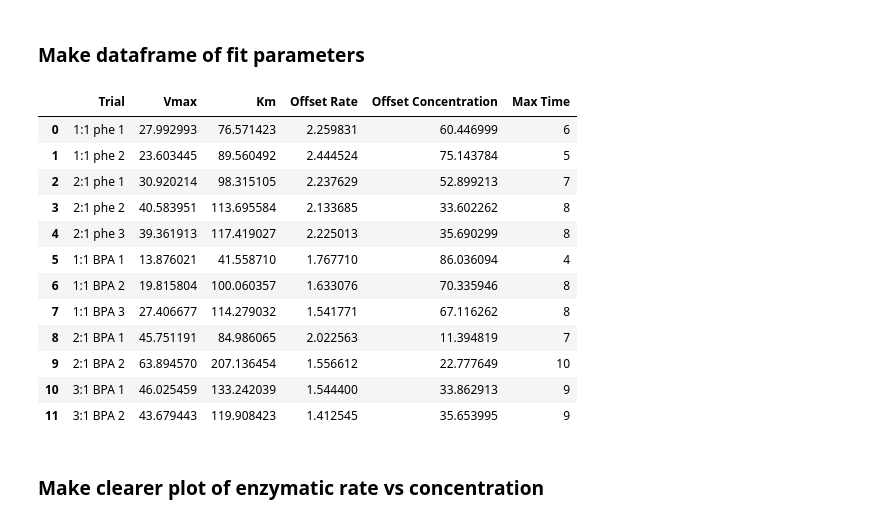
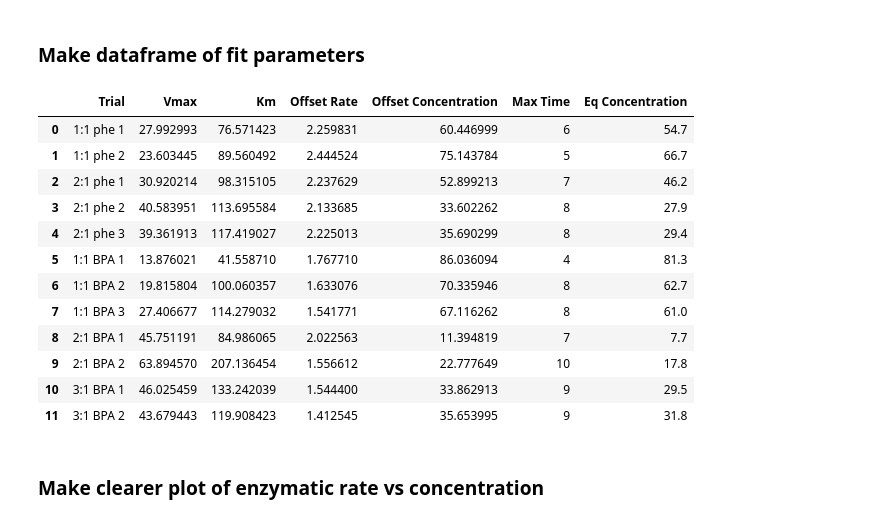
Before and after one commit to UH-MBBE/hrp_modelling, a Jupyter notebook: notebooks/A_mm_fitting.ipynb, the cells around one changed output. Cells and saved outputs as stored; diff of their text form; code cells hidden in the pictures.

```diff
--- a/notebooks/A_mm_fitting.ipynb
+++ b/notebooks/A_mm_fitting.ipynb
@@ -166,49 +166,49 @@ plot_rates_vs_conc(smoothed_df, rates_df, compound='BPA', cutoff=BPA_cutoff)
 # Trials to get parameters
 trials_to_get_params = [
     '1:1 phe 1',
     '1:1 phe 2',
     '2:1 phe 1',
     '2:1 phe 2',
     '2:1 phe 3',
     '1:1 BPA 1',
     '1:1 BPA 2',
     '1:1 BPA 3',
     '2:1 BPA 1',
     '2:1 BPA 2',
     '3:1 BPA 1',
     '3:1 BPA 2',
 ]
 
 # Create an empty list to store the results
 results = []
 
 # Loop through trials and calculate parameters
 for trial in trials_to_get_params:
     cutoff = phenol_cutoff if 'phe' in trial else BPA_cutoff
-    trial_name, Vmax, Km, offset_rate, offset_conc, max_time = get_michaelis_menten_values(trial, smoothed_df, rates_df, cutoff_rate=cutoff)
+    trial_name, Vmax, Km, offset_rate, offset_conc, max_time, eq_conc = get_michaelis_menten_values(trial, smoothed_df, rates_df, cutoff_rate=cutoff)
 
     # Append the results as a row (list) to the results list
-    results.append([trial_name, Vmax, Km, offset_rate, offset_conc, max_time])
+    results.append([trial_name, Vmax, Km, offset_rate, offset_conc, max_time, eq_conc])
 
 # Convert the results list to a DataFrame
-columns = ['Trial', 'Vmax', 'Km', 'Offset Rate', 'Offset Concentration', 'Max Time']
+columns = ['Trial', 'Vmax', 'Km', 'Offset Rate', 'Offset Concentration', 'Max Time', 'Eq Concentration']
 mm_param_df = pd.DataFrame(results, columns=columns)
 
 mm_param_df
 # %% [output]
-|  | Trial | Vmax | Km | Offset Rate | Offset Concentration | Max Time |
-| 0 | 1:1 phe 1 | 27.992993 | 76.571423 | 2.259831 | 60.446999 | 6 |
-| 1 | 1:1 phe 2 | 23.603445 | 89.560492 | 2.444524 | 75.143784 | 5 |
-| 2 | 2:1 phe 1 | 30.920214 | 98.315105 | 2.237629 | 52.899213 | 7 |
-| 3 | 2:1 phe 2 | 40.583951 | 113.695584 | 2.133685 | 33.602262 | 8 |
-| 4 | 2:1 phe 3 | 39.361913 | 117.419027 | 2.225013 | 35.690299 | 8 |
-| 5 | 1:1 BPA 1 | 13.876021 | 41.558710 | 1.767710 | 86.036094 | 4 |
-| 6 | 1:1 BPA 2 | 19.815804 | 100.060357 | 1.633076 | 70.335946 | 8 |
-| 7 | 1:1 BPA 3 | 27.406677 | 114.279032 | 1.541771 | 67.116262 | 8 |
-| 8 | 2:1 BPA 1 | 45.751191 | 84.986065 | 2.022563 | 11.394819 | 7 |
-| 9 | 2:1 BPA 2 | 63.894570 | 207.136454 | 1.556612 | 22.777649 | 10 |
-| 10 | 3:1 BPA 1 | 46.025459 | 133.242039 | 1.544400 | 33.862913 | 9 |
-| 11 | 3:1 BPA 2 | 43.679443 | 119.908423 | 1.412545 | 35.653995 | 9 |
+|  | Trial | Vmax | Km | Offset Rate | Offset Concentration | Max Time | Eq Concentration |
+| 0 | 1:1 phe 1 | 27.992993 | 76.571423 | 2.259831 | 60.446999 | 6 | 54.7 |
+| 1 | 1:1 phe 2 | 23.603445 | 89.560492 | 2.444524 | 75.143784 | 5 | 66.7 |
+| 2 | 2:1 phe 1 | 30.920214 | 98.315105 | 2.237629 | 52.899213 | 7 | 46.2 |
+| 3 | 2:1 phe 2 | 40.583951 | 113.695584 | 2.133685 | 33.602262 | 8 | 27.9 |
+| 4 | 2:1 phe 3 | 39.361913 | 117.419027 | 2.225013 | 35.690299 | 8 | 29.4 |
+| 5 | 1:1 BPA 1 | 13.876021 | 41.558710 | 1.767710 | 86.036094 | 4 | 81.3 |
+| 6 | 1:1 BPA 2 | 19.815804 | 100.060357 | 1.633076 | 70.335946 | 8 | 62.7 |
+| 7 | 1:1 BPA 3 | 27.406677 | 114.279032 | 1.541771 | 67.116262 | 8 | 61.0 |
+| 8 | 2:1 BPA 1 | 45.751191 | 84.986065 | 2.022563 | 11.394819 | 7 | 7.7 |
+| 9 | 2:1 BPA 2 | 63.894570 | 207.136454 | 1.556612 | 22.777649 | 10 | 17.8 |
+| 10 | 3:1 BPA 1 | 46.025459 | 133.242039 | 1.544400 | 33.862913 | 9 | 29.5 |
+| 11 | 3:1 BPA 2 | 43.679443 | 119.908423 | 1.412545 | 35.653995 | 9 | 31.8 |
 # %% [markdown]
 ### Make clearer plot of enzymatic rate vs concentration
 # %%
```
Also changed, not shown: parts of 2 cells of this notebook.
